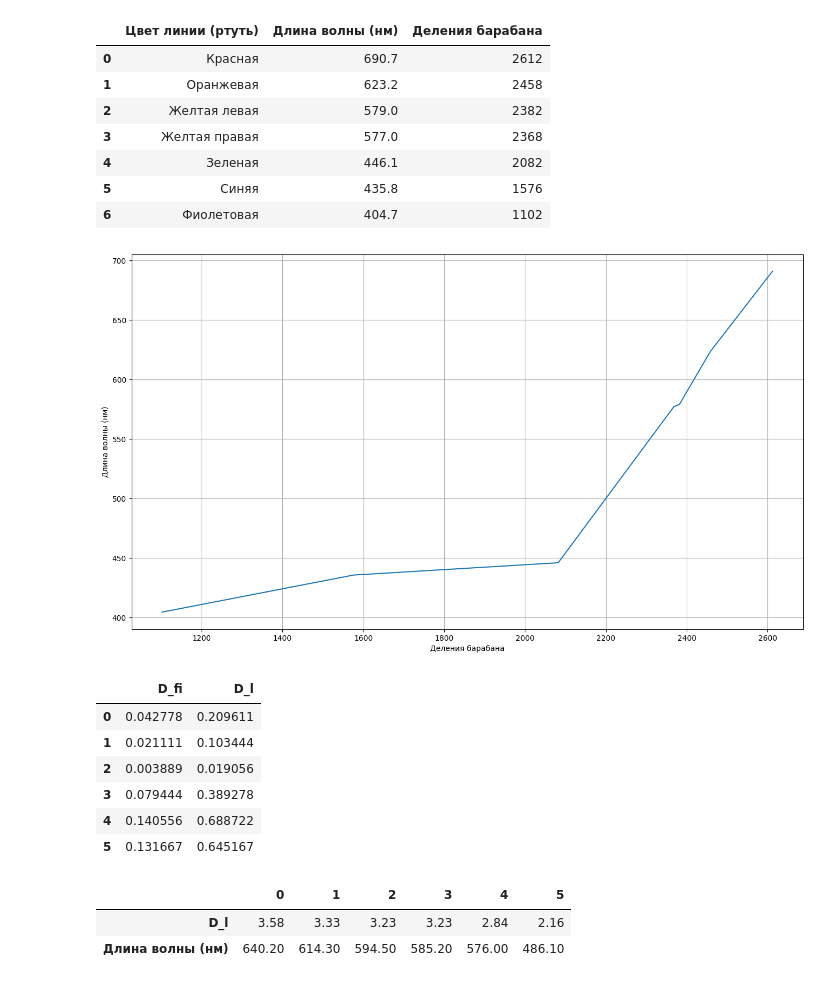
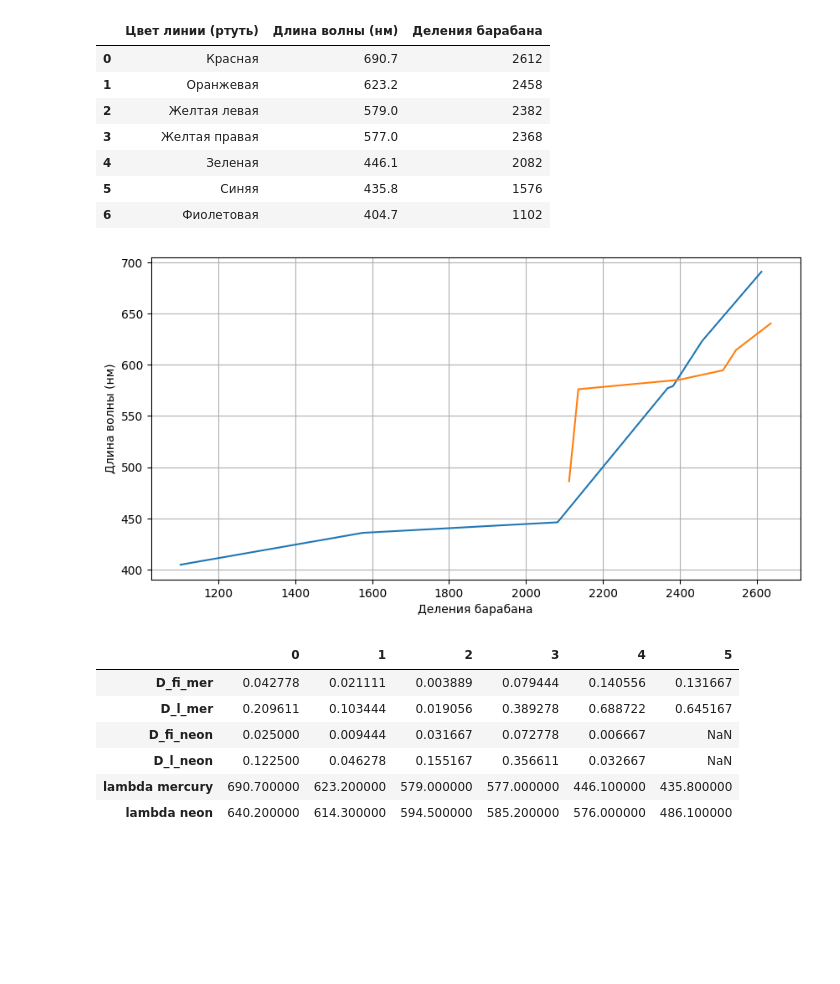
Before and after one commit to replicaCortex/Keres, a Jupyter notebook: Physics/2Lab.ipynb, the cells around one changed output. Drawn from its saved outputs; the diff is of its cells as text; code cells hidden in the pictures; blank space fills up the shorter version.

```diff
--- a/Physics/2Lab.ipynb
+++ b/Physics/2Lab.ipynb
@@ -50,13 +50,14 @@ display(df_mercury)
 | 5 | Синяя | 435.8 | 1576 |
 | 6 | Фиолетовая | 404.7 | 1102 |
 # %%
-fig = plt.figure(figsize=(16, 9))
-sns.lineplot(data=df_mercury, y="Длина волны (нм)", x="Деления барабана")
+fig, ax = plt.subplots(figsize=(10, 5))
+sns.lineplot(data=df_mercury, y="Длина волны (нм)", x="Деления барабана", ax=ax)
+sns.lineplot(data=df_neon, y = "Длина волны (нм)", x="Деления барабана", ax=ax)
 plt.grid()
 
 # Осталось только сгладить!!!
 # %% [output]
-[figure, old version]
+[figure, new version]
 # %%
 Variance = []
 for i in range(df_mercury.shape[0]):
@@ -65,28 +66,38 @@ for i in range(df_mercury.shape[0]):
 	else:
 		Variance.append(0.1 * ((df_mercury["Деления барабана"][i] - df_mercury["Деления барабана"][i+1])/360))
 
+tmp = pd.DataFrame(Variance)
+Variance = []
+
+for i in range(df_neon.shape[0]):
+	if i == df_neon.shape[0]-1:
+		break
+	else:
+		Variance.append(0.1 * ((df_neon["Деления барабана"][i] - df_neon["Деления барабана"][i+1])/360))
+
+tmp["D_fi_mer"] = tmp
+tmp = tmp.drop([0],axis = 1)
+
+tmp["D_l_mer"] = tmp["D_fi_mer"].apply(lambda x: 4.9 * x)
+tmp = tmp.apply(lambda x: x)
+
+# neon
 Variance = pd.DataFrame(Variance)
-Variance["D_fi"] = Variance
-Variance = Variance.drop([0],axis = 1)
+Variance["D_fi_neon"] = Variance
+Variance = Variance.drop([0], axis = 1)
+Variance["D_l_neon"] = Variance["D_fi_neon"].apply(lambda x: 4.9 * x)
 
-Variance["D_l"] = Variance["D_fi"].apply(lambda x: 4.9 * x)
-Variance = Variance.apply(lambda x: x)
+Variance = pd.merge(tmp, Variance, right_index=True, left_index=True, how = "outer")
+Variance["lambda mercury"] = df_mercury["Длина волны (нм)"]
+Variance["lambda neon"] = df_neon["Длина волны (нм)"]
 
-Variance
+Variance.T
 # %% [output]
-|  | D_fi | D_l |
-| 0 | 0.042778 | 0.209611 |
-| 1 | 0.021111 | 0.103444 |
-| 2 | 0.003889 | 0.019056 |
-| 3 | 0.079444 | 0.389278 |
-| 4 | 0.140556 | 0.688722 |
-| 5 | 0.131667 | 0.645167 |
+|  | 0 | 1 | 2 | 3 | 4 | 5 |
+| D_fi_mer | 0.042778 | 0.021111 | 0.003889 | 0.079444 | 0.140556 | 0.131667 |
+| D_l_mer | 0.209611 | 0.103444 | 0.019056 | 0.389278 | 0.688722 | 0.645167 |
+| D_fi_neon | 0.025000 | 0.009444 | 0.031667 | 0.072778 | 0.006667 | NaN |
+| D_l_neon | 0.122500 | 0.046278 | 0.155167 | 0.356611 | 0.032667 | NaN |
+| lambda mercury | 690.700000 | 623.200000 | 579.000000 | 577.000000 | 446.100000 | 435.800000 |
+| lambda neon | 640.200000 | 614.300000 | 594.500000 | 585.200000 | 576.000000 | 486.100000 |
-# %%
-tmp = pd.DataFrame(Variance)
-tmp = pd.merge(tmp, df_neon, left_index = True, right_index=True)
-tmp[["D_l", "Длина волны (нм)"]].T
-# %% [output]
-|  | 0 | 1 | 2 | 3 | 4 | 5 |
-| D_l | 3.58 | 3.33 | 3.23 | 3.23 | 2.84 | 2.16 |
-| Длина волны (нм) | 640.20 | 614.30 | 594.50 | 585.20 | 576.00 | 486.10 |
 # %%
```
Also changed, not shown: parts of 1 cell of this notebook, 1 other file.
